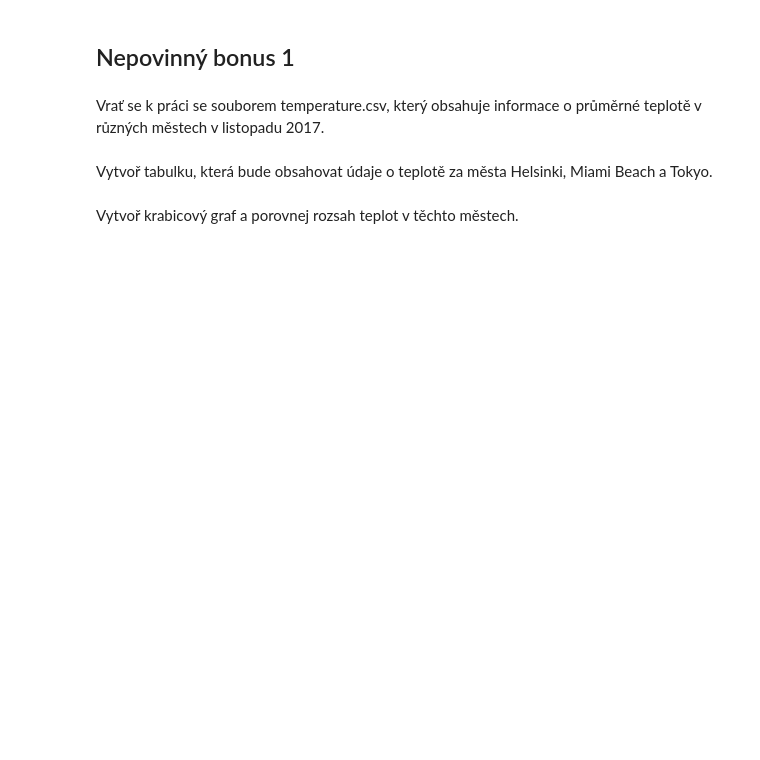
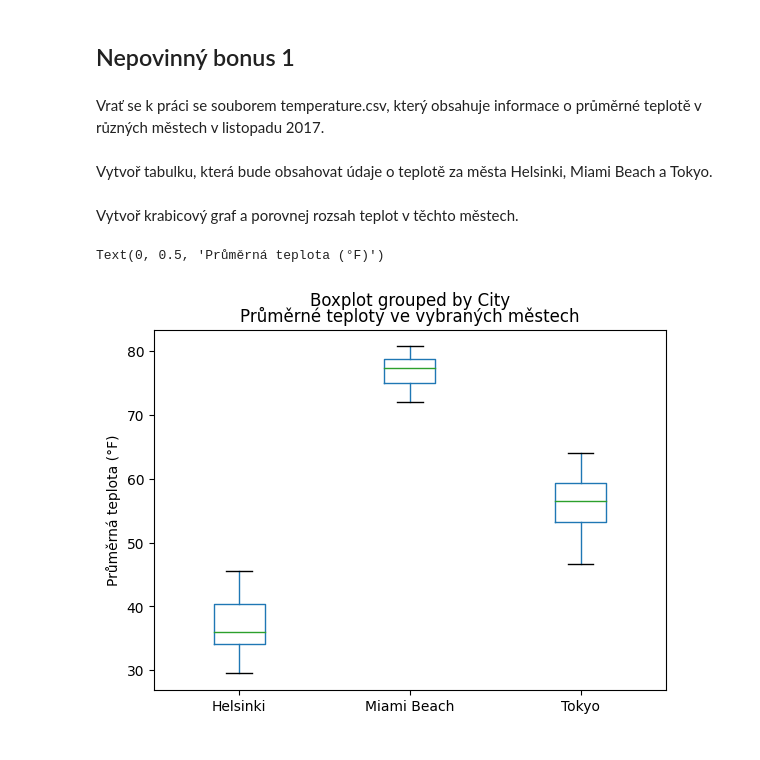
Before and after one commit to loukotoval/python-1, a Jupyter notebook: DU_11.ipynb, the cells around one changed output. Saved outputs shown, nothing was run; the diff lists cells and outputs as text; code cells hidden in the pictures; blank space fills up the shorter version.

```diff
--- a/DU_11.ipynb
+++ b/DU_11.ipynb
@@ -28,7 +28,22 @@ Text(0, 0.5, 'Počet zaměstnanců')
 ## Nepovinný bonus 1
 # %% [markdown]
 Vrať se k práci se souborem temperature.csv, který obsahuje informace o průměrné teplotě v různých městech v listopadu 2017.
+# %%
+teploty = pd.read_csv("temperature.txt",sep=",")
+teploty.head()
 # %% [markdown]
 Vytvoř tabulku, která bude obsahovat údaje o teplotě za města Helsinki, Miami Beach a Tokyo.
+# %%
+vybrana_mesta = teploty[teploty["City"].isin(["Helsinki","Miami Beach","Tokyo"])]
+vybrana_mesta.head()
 # %% [markdown]
 Vytvoř krabicový graf a porovnej rozsah teplot v těchto městech.
+# %%
+bplt = vybrana_mesta.boxplot(by ="City", column =["AvgTemperature"], grid = False)
+#bplt.suptitle(" ")
+bplt.set_title("Průměrné teploty ve vybraných městech")
+bplt.set_xlabel(" ")
+bplt.set_ylabel("Průměrná teplota (\N{DEGREE SIGN}F)")
+# %% [output]
+Text(0, 0.5, 'Průměrná teplota (°F)')
+[figure, added]
```
Also changed, not shown: parts of 1 cell of this notebook.
